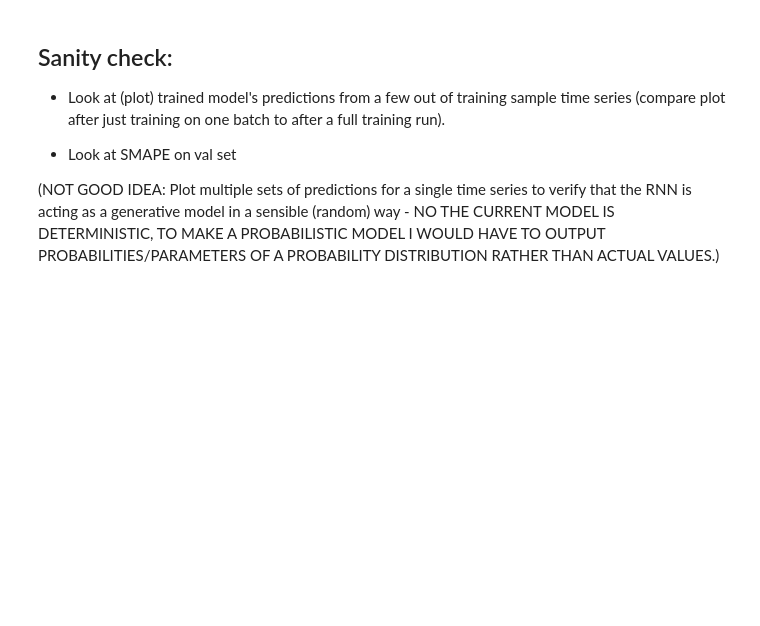
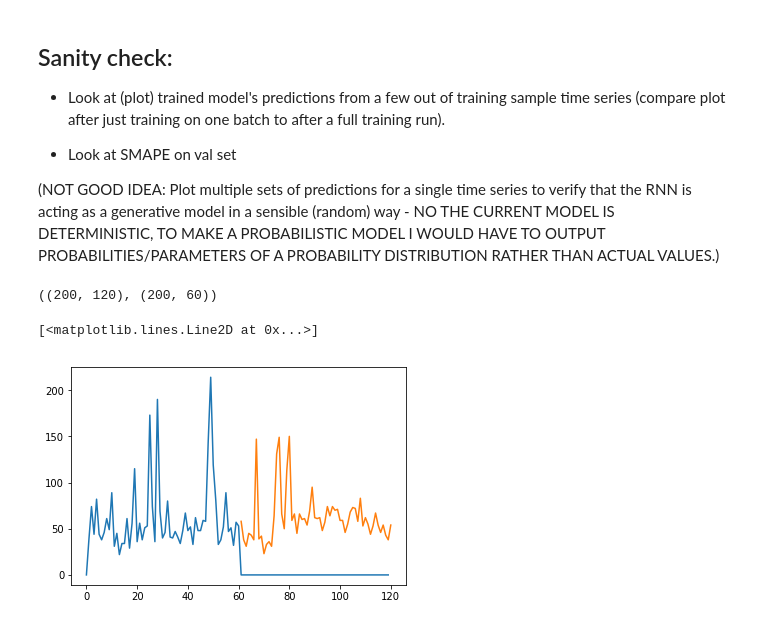
Before and after one commit to DBCerigo/kaggle-wiki, a Jupyter notebook: hooker/RNN.ipynb, the cells around one changed output. Saved outputs shown, nothing was run; the diff lists cells and outputs as text; code cells hidden in the pictures; blank space fills up the shorter version.

```diff
--- a/hooker/RNN.ipynb
+++ b/hooker/RNN.ipynb
@@ -313,8 +315,6 @@ import tensorflow as tf
 from tensorflow.contrib.legacy_seq2seq import tied_rnn_seq2seq
 
 lstm_size = 100
-n_cond = 60
-n_pred = 60
 
 def compute_next_input(output, i):
     p = tf.reshape(tf.matmul(output, weights), (-1,)) + bias
@@ -347,9 +347,9 @@ with graph.as_default():
 #     targets = [decoder_inputs[i+1] for i in range(len(decoder_inputs)-1)] # targets are next inputs
     # could use sthg like tf.cond: https://www.tensorflow.org/versions/r0.12/api_docs/python/control_flow_ops/control_flow_operations
     # to determine whether or not to use a loop function
-
-    outputs, states = tf.cond(train, lambda: tied_rnn_seq2seq(encoder_inputs, decoder_inputs, cell),
-                              lambda: tied_rnn_seq2seq(encoder_inputs, decoder_inputs, cell, loop_function=looper))
+    outputs, states = tied_rnn_seq2seq(encoder_inputs, decoder_inputs, cell, loop_function=looper)
+#     outputs, states = tf.cond(train, lambda: tied_rnn_seq2seq(encoder_inputs, decoder_inputs, cell),
+#                               lambda: tied_rnn_seq2seq(encoder_inputs, decoder_inputs, cell, loop_function=looper))
 #     outputs, states = tf.contrib.legacy_seq2seq.tied_rnn_seq2seq(encoder_inputs, decoder_inputs, cell)
     # to do val, need to define a loop function
     # outputs is a list where each thing has shape (batch_size,n_lstm)
@@ -372,0 +431,12 @@ y
+# %%
+with tf.variable_scope('Loss'):
+    output_loss = 0
+    for _y, _Y in zip(reshaped_outputs, expected_sparse_output):
+#         output_loss += tf.reduce_mean(tf.nn.l2_loss(_y - _Y))
+        output_loss += tf.reduce_mean(tf.abs(_y - _Y)) # average loss across batch for single timestep
+    loss = output_loss
+with tf.variable_scope('Optimizer'):
+    optimizer = tf.train.RMSPropOptimizer(learning_rate, decay=lr_decay, momentum=momentum)
+    train_op = optimizer.minimize(loss)
+
+saver = tf.train.Saver()
@@ -373,12 +523,12 @@ y
 # %%
-n_ts = 100
+n_ts = 10000
 train_data = MultiTSDataProvider(n_ts=n_ts, scaler=None)
-val_data = MultiTSDataProvider(n_ts=n_ts, scaler=None)
+val_data = MultiTSDataProvider(n_ts=n_ts, scaler=None, which_set='val')
 
-sess = tf.Session(graph=graph)
+sess = tf.Session(graph=graph_new)
 sess.run(init_op)
 errs = []
-epochs = 100
+epochs = 5
 for e in range(epochs):
     running_error = 0.
     val_error = 0.
@@ -389,8 +539,9 @@ for e in range(epochs):
         # each decoder input is batch size x 1
         for i in range(n_cond):
             feed_dict[encoder_inputs[i].name] = input_batch[:,i].reshape(-1,1)
-        for i in range(n_pred):
-            feed_dict[decoder_inputs[i].name] = input_batch[:,n_cond+i].reshape(-1,1)
+#         for i in range(n_pred):
+#             feed_dict[decoder_inputs[i].name] = input_batch[:,n_cond+i].reshape(-1,1)
+        feed_dict[go_sym]
         for i in range(n_pred):
             feed_dict[targets[i].name] = target_batch[:,i]
         _, err, predictions = sess.run([train_step, mae, preds], feed_dict=feed_dict)
@@ -447,3 +598,22 @@ KeyboardInterrupt:
 * Look at SMAPE on val set
 
 (NOT GOOD IDEA: Plot multiple sets of predictions for a single time series to verify that the RNN is acting as a generative model in a sensible (random) way - NO THE CURRENT MODEL IS DETERMINISTIC, TO MAKE A PROBABILISTIC MODEL I WOULD HAVE TO OUTPUT PROBABILITIES/PARAMETERS OF A PROBABILITY DISTRIBUTION RATHER THAN ACTUAL VALUES.)
+# %%
+val_data = MultiTSDataProvider(n_ts=200, scaler=None, which_set='val')
+# %%
+val_data.inputs.shape, val_data.targets.shape
+# %% [output]
+((200, 120), (200, 60))
+# %%
+v_seq = val_data.inputs[190:,:]
+v_targs = val_data.targets[190:,:]
+
+single_s = v_seq[9,:]
+single_ts = v_targs[9,:]
+
+plt.plot(range(len(single_s)), single_s)
+plt.plot([n_cond + 1 + i for i in range(len(single_ts))], single_ts)
+# def predict_sequence(inputs, targets)
+# %% [output]
+[<matplotlib.lines.Line2D at 0x...>]
+[figure, added]
```
Also changed, not shown: parts of 16 cells of this notebook, 5 other files.
